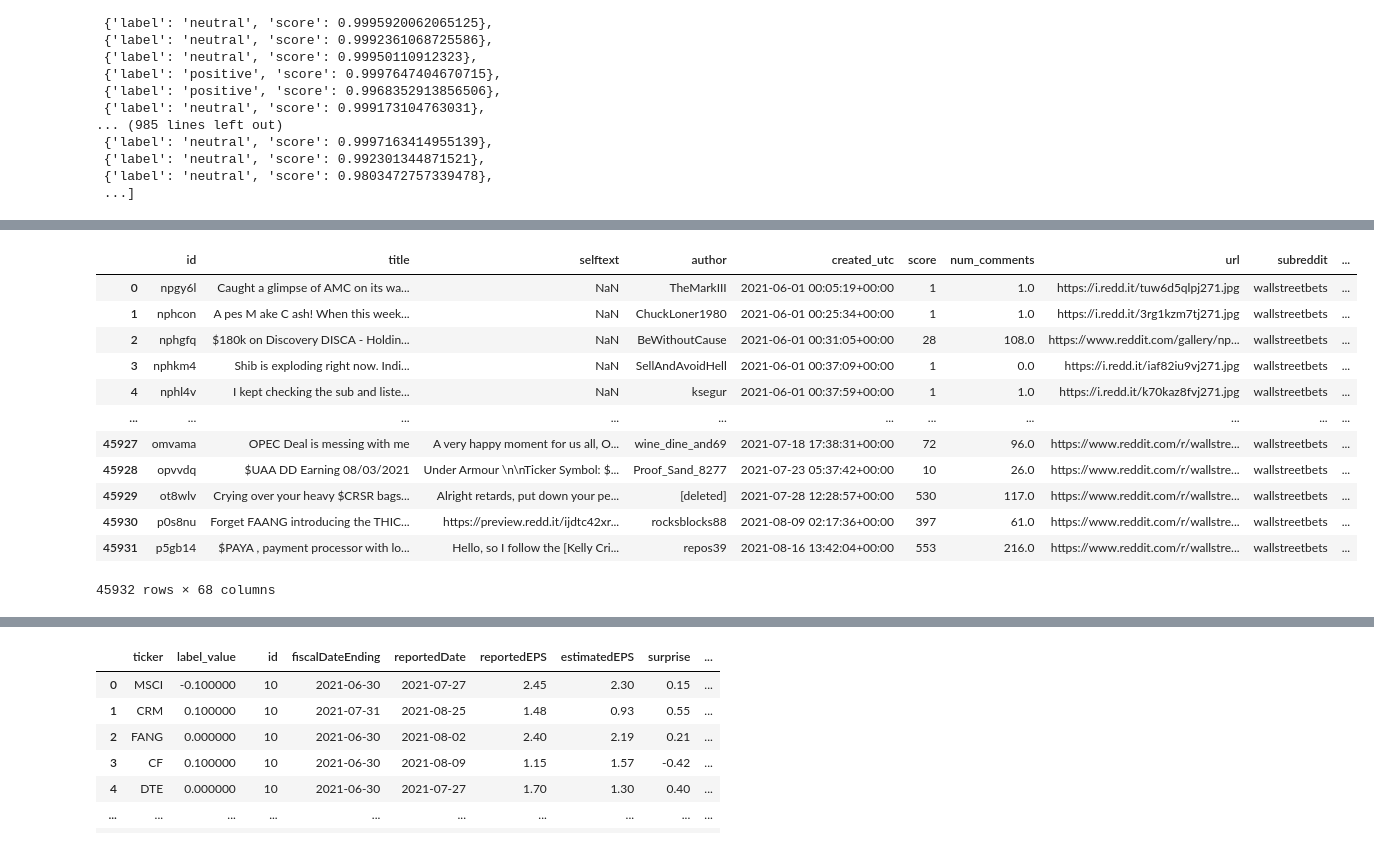
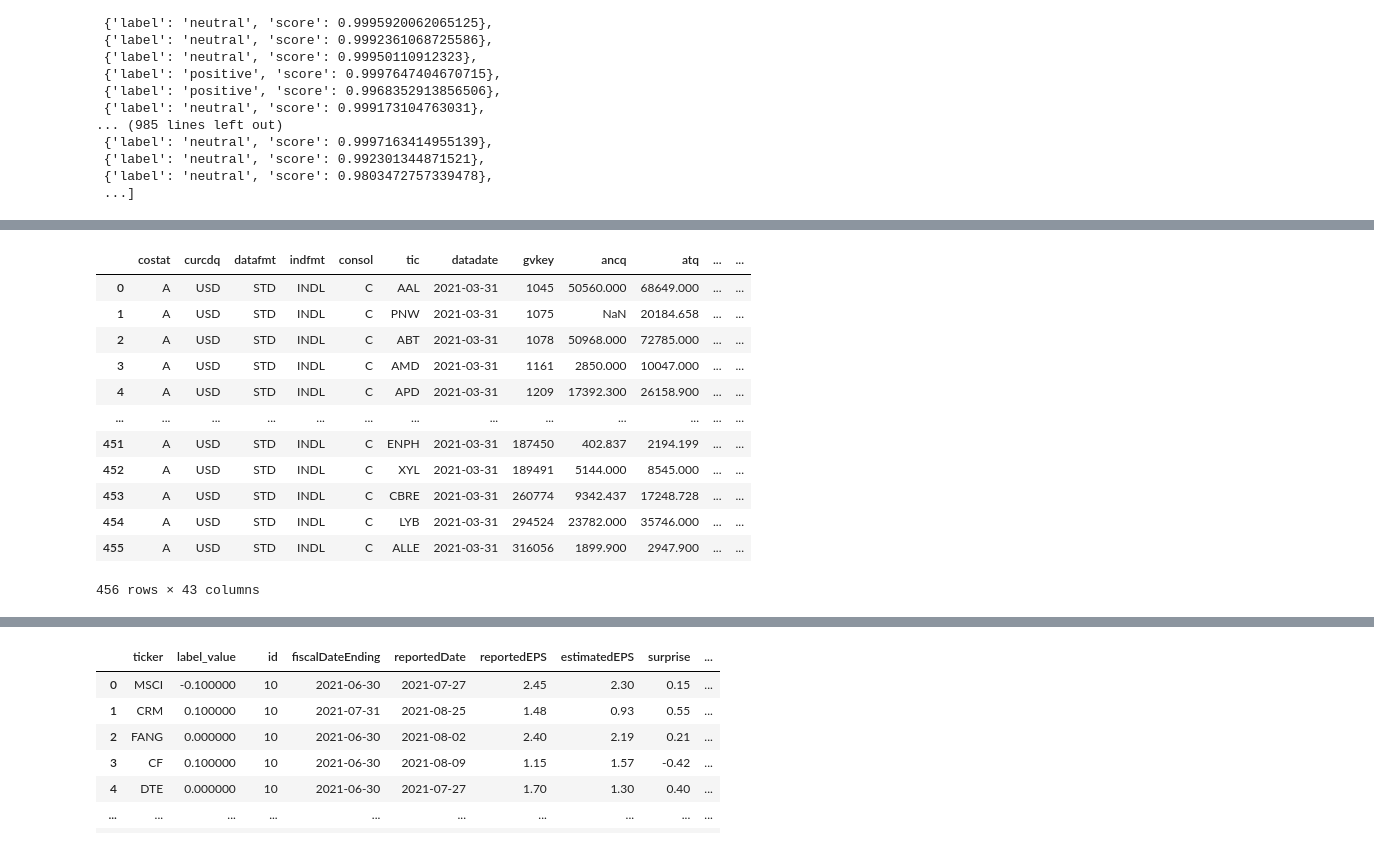
Before and after one commit to YuxinYY/Pre-earnings-Social-Media-Sentiment-Accuracy, a Jupyter notebook: training/training.ipynb, the cells around one changed output, grey strips where cells are left out. Drawn from its saved outputs; the diff is of its cells as text; code cells hidden in the pictures.

```diff
--- a/training/training.ipynb
+++ b/training/training.ipynb
@@ -102,21 +126,18 @@ Name: month, dtype: int32
 # %%
-#merging with feature data
-fts = pd.read_csv(r"G:\Interview Projects\reddit\data processing\otherfeatures.csv")
+#merging with feature data #lagged 1 quarter to prevent endogeneity
+fts = pd.read_csv(r"G:\InterviewProjects\reddit\data processing\otherfeatures.csv")
 fts
-
-train = pd.merge(init, fts, how = 'left', left_on = ['ticker','year','quarter'], right_on = ['tic','year','quarter'])
-train
 # %% [output]
-|  | id | title | selftext | author | created_utc | score | num_comments | url | subreddit | ... |
-| 0 | npgy6l | Caught a glimpse of AMC on its wa... | NaN | TheMarkIII | 2021-06-01 00:05:19+00:00 | 1 | 1.0 | https://i.redd.it/tuw6d5qlpj271.jpg | wallstreetbets | ... |
-| 1 | nphcon | A pes M ake C ash! When this week... | NaN | ChuckLoner1980 | 2021-06-01 00:25:34+00:00 | 1 | 1.0 | https://i.redd.it/3rg1kzm7tj271.jpg | wallstreetbets | ... |
-| 2 | nphgfq | $180k on Discovery DISCA - Holdin... | NaN | BeWithoutCause | 2021-06-01 00:31:05+00:00 | 28 | 108.0 | https://www.reddit.com/gallery/np... | wallstreetbets | ... |
-| 3 | nphkm4 | Shib is exploding right now. Indi... | NaN | SellAndAvoidHell | 2021-06-01 00:37:09+00:00 | 1 | 0.0 | https://i.redd.it/iaf82iu9vj271.jpg | wallstreetbets | ... |
-| 4 | nphl4v | I kept checking the sub and liste... | NaN | ksegur | 2021-06-01 00:37:59+00:00 | 1 | 1.0 | https://i.redd.it/k70kaz8fvj271.jpg | wallstreetbets | ... |
-| ... | ... | ... | ... | ... | ... | ... | ... | ... | ... | ... |
-| 45927 | omvama | OPEC Deal is messing with me | A very happy moment for us all, O... | wine_dine_and69 | 2021-07-18 17:38:31+00:00 | 72 | 96.0 | https://www.reddit.com/r/wallstre... | wallstreetbets | ... |
-| 45928 | opvvdq | $UAA DD Earning 08/03/2021 | Under Armour \n\nTicker Symbol: $... | Proof_Sand_8277 | 2021-07-23 05:37:42+00:00 | 10 | 26.0 | https://www.reddit.com/r/wallstre... | wallstreetbets | ... |
-| 45929 | ot8wlv | Crying over your heavy $CRSR bags... | Alright retards, put down your pe... | [deleted] | 2021-07-28 12:28:57+00:00 | 530 | 117.0 | https://www.reddit.com/r/wallstre... | wallstreetbets | ... |
-| 45930 | p0s8nu | Forget FAANG introducing the THIC... | https://preview.redd.it/ijdtc42xr... | rocksblocks88 | 2021-08-09 02:17:36+00:00 | 397 | 61.0 | https://www.reddit.com/r/wallstre... | wallstreetbets | ... |
-| 45931 | p5gb14 | $PAYA , payment processor with lo... | Hello, so I follow the [Kelly Cri... | repos39 | 2021-08-16 13:42:04+00:00 | 553 | 216.0 | https://www.reddit.com/r/wallstre... | wallstreetbets | ... |
+|  | costat | curcdq | datafmt | indfmt | consol | tic | datadate | gvkey | ancq | atq | ... | ... |
+| 0 | A | USD | STD | INDL | C | AAL | 2021-03-31 | 1045 | 50560.000 | 68649.000 | ... | ... |
+| 1 | A | USD | STD | INDL | C | PNW | 2021-03-31 | 1075 | NaN | 20184.658 | ... | ... |
+| 2 | A | USD | STD | INDL | C | ABT | 2021-03-31 | 1078 | 50968.000 | 72785.000 | ... | ... |
+| 3 | A | USD | STD | INDL | C | AMD | 2021-03-31 | 1161 | 2850.000 | 10047.000 | ... | ... |
+| 4 | A | USD | STD | INDL | C | APD | 2021-03-31 | 1209 | 17392.300 | 26158.900 | ... | ... |
+| ... | ... | ... | ... | ... | ... | ... | ... | ... | ... | ... | ... | ... |
+| 451 | A | USD | STD | INDL | C | ENPH | 2021-03-31 | 187450 | 402.837 | 2194.199 | ... | ... |
+| 452 | A | USD | STD | INDL | C | XYL | 2021-03-31 | 189491 | 5144.000 | 8545.000 | ... | ... |
+| 453 | A | USD | STD | INDL | C | CBRE | 2021-03-31 | 260774 | 9342.437 | 17248.728 | ... | ... |
+| 454 | A | USD | STD | INDL | C | LYB | 2021-03-31 | 294524 | 23782.000 | 35746.000 | ... | ... |
+| 455 | A | USD | STD | INDL | C | ALLE | 2021-03-31 | 316056 | 1899.900 | 2947.900 | ... | ... |
-45932 rows × 68 columns
+456 rows × 43 columns
```
Also changed, not shown: parts of 5 cells of this notebook, 1 other file.
